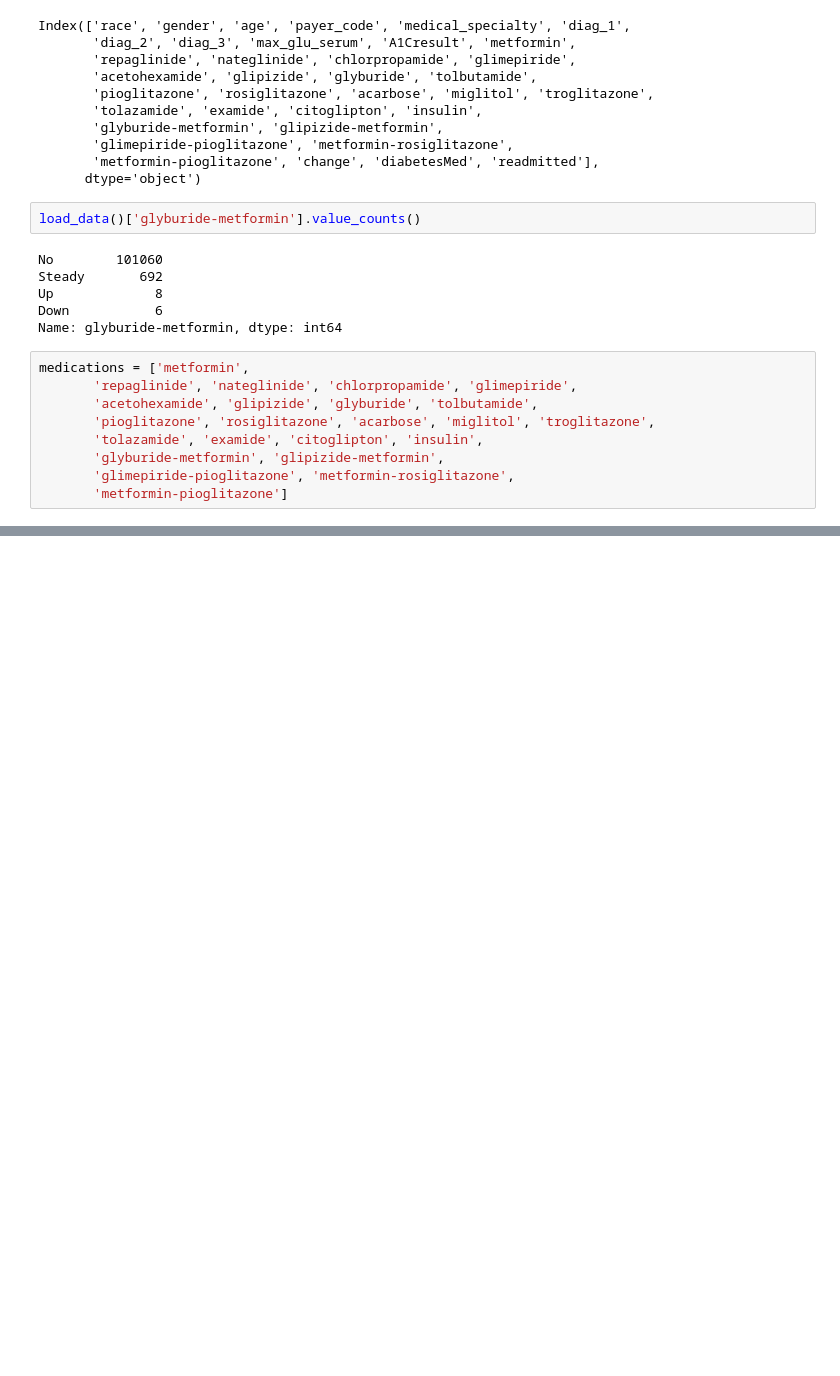
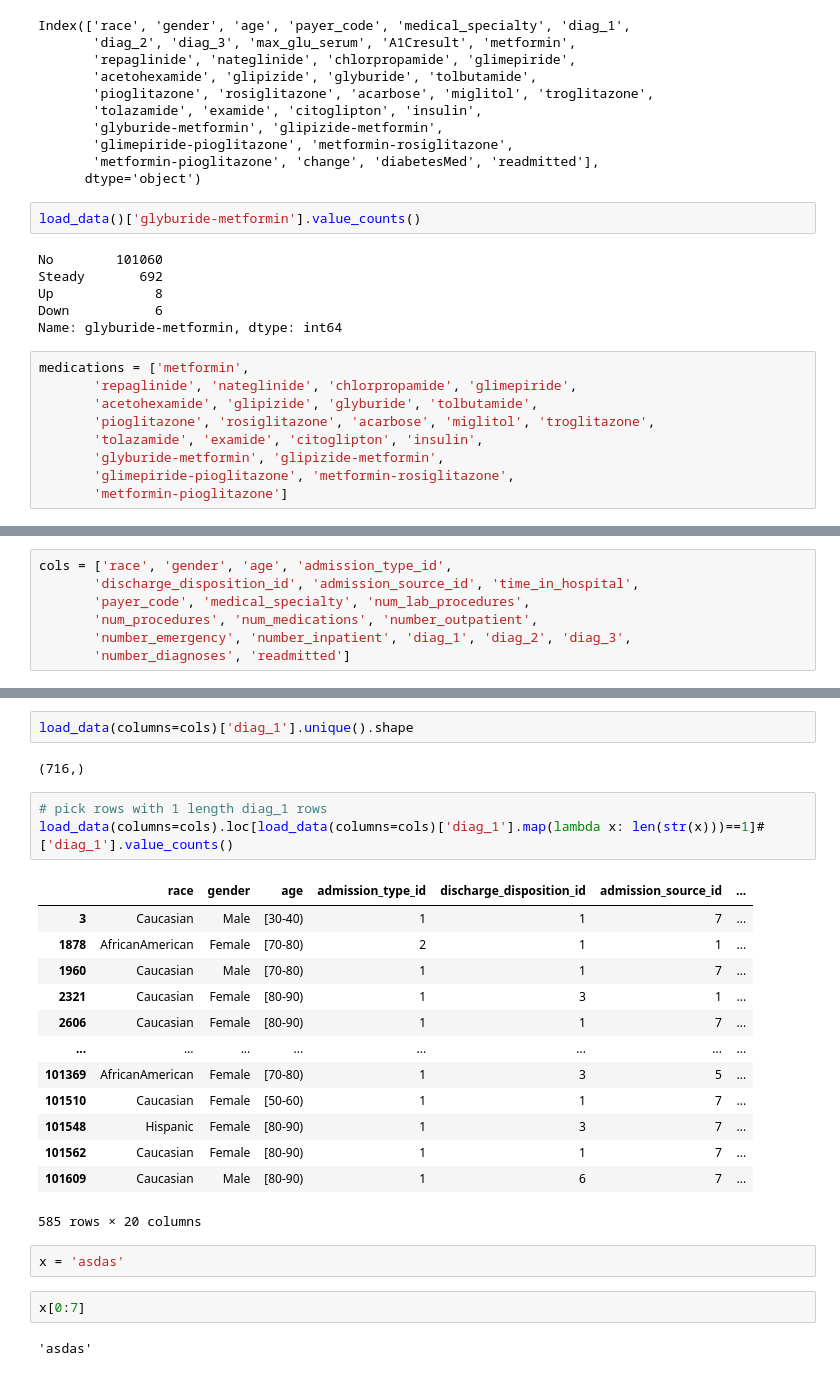
Before and after one commit to kkdsdesilva/diabetes-ucidata, a Jupyter notebook: notebooks/test_notebook.ipynb, the cells around one changed output, grey strips where cells are left out. Cells and saved outputs as stored; diff of their text form; blank space fills up the shorter version.

Commit message:
feature enginnering, test changing diag_1 column

```diff
--- a/notebooks/test_notebook.ipynb
+++ b/notebooks/test_notebook.ipynb
@@ -262,0 +259,7 @@ len(medications)
+# %%
+cols = ['race', 'gender', 'age', 'admission_type_id',
+       'discharge_disposition_id', 'admission_source_id', 'time_in_hospital',
+       'payer_code', 'medical_specialty', 'num_lab_procedures',
+       'num_procedures', 'num_medications', 'number_outpatient',
+       'number_emergency', 'number_inpatient', 'diag_1', 'diag_2', 'diag_3',
+       'number_diagnoses', 'readmitted']
@@ -262,0 +281,27 @@ len(medications)
+# %%
+load_data(columns=cols)['diag_1'].unique().shape
+# %% [output]
+(716,)
+# %%
+# pick rows with 1 length diag_1 rows
+load_data(columns=cols).loc[load_data(columns=cols)['diag_1'].map(lambda x: len(str(x)))==1]#['diag_1'].value_counts()
+# %% [output]
+|  | race | gender | age | admission_type_id | discharge_disposition_id | admission_source_id | ... |
+| 3 | Caucasian | Male | [30-40) | 1 | 1 | 7 | ... |
+| 1878 | AfricanAmerican | Female | [70-80) | 2 | 1 | 1 | ... |
+| 1960 | Caucasian | Male | [70-80) | 1 | 1 | 7 | ... |
+| 2321 | Caucasian | Female | [80-90) | 1 | 3 | 1 | ... |
+| 2606 | Caucasian | Female | [80-90) | 1 | 1 | 7 | ... |
+| ... | ... | ... | ... | ... | ... | ... | ... |
+| 101369 | AfricanAmerican | Female | [70-80) | 1 | 3 | 5 | ... |
+| 101510 | Caucasian | Female | [50-60) | 1 | 1 | 7 | ... |
+| 101548 | Hispanic | Female | [80-90) | 1 | 3 | 7 | ... |
+| 101562 | Caucasian | Female | [80-90) | 1 | 1 | 7 | ... |
+| 101609 | Caucasian | Male | [80-90) | 1 | 6 | 7 | ... |
+585 rows × 20 columns
+# %%
+x = 'asdas'
+# %%
+x[0:7]
+# %% [output]
+'asdas'
```
Also changed, not shown: parts of 2 cells of this notebook, 53 other files.
